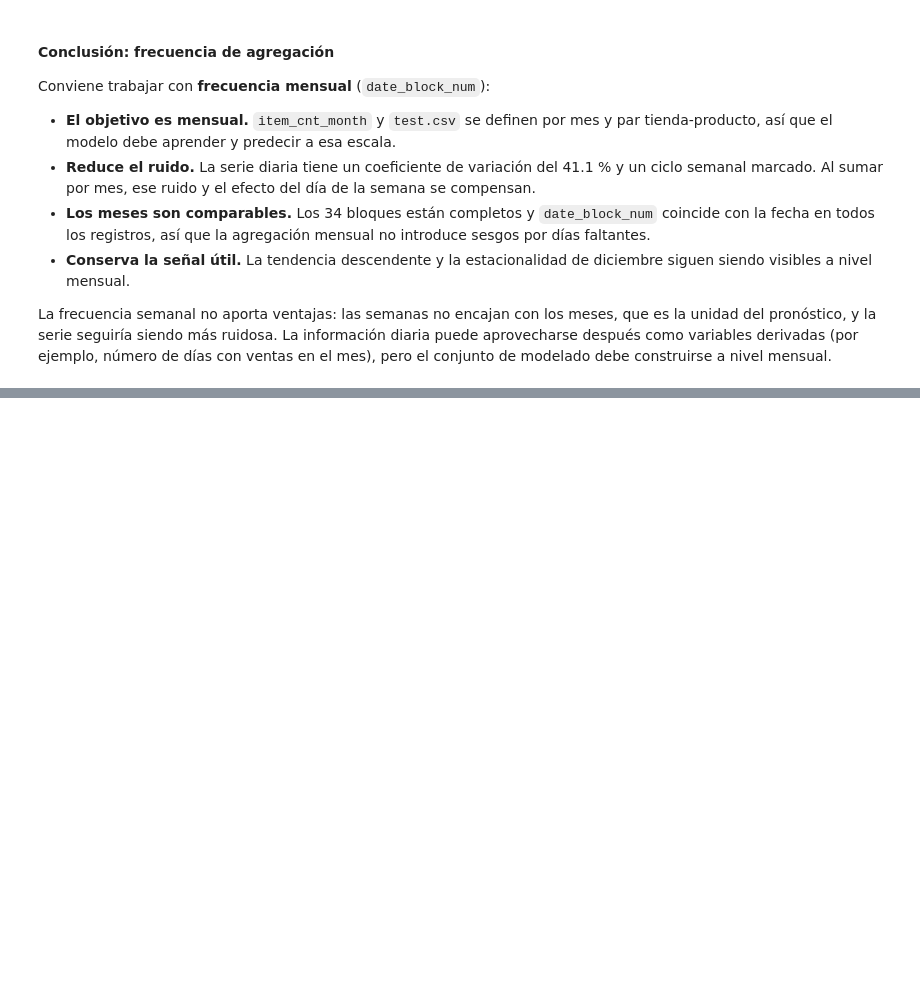
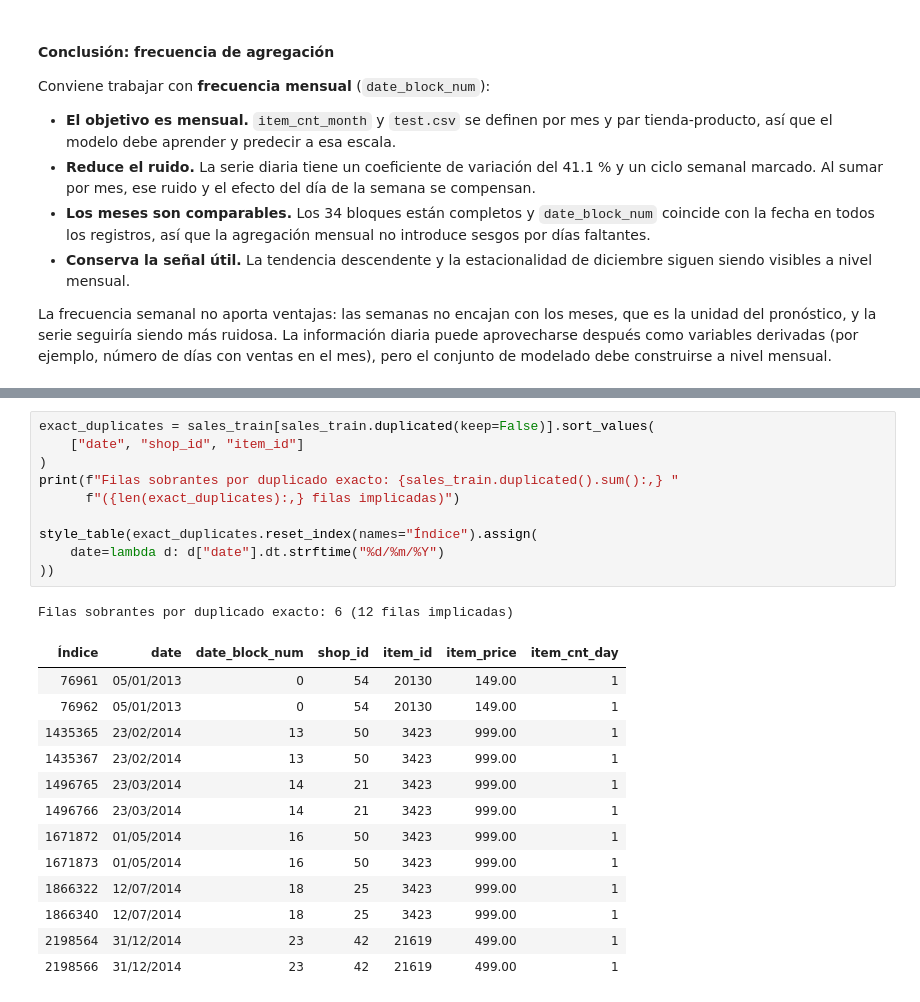
Before and after one commit to LuisCruz1996/predict_future_sales, a Jupyter notebook: notebooks/01_exploratory_data_analysis.ipynb, the cells around one changed output, grey strips where cells are left out. Drawn from its saved outputs; the diff is of its cells as text; blank space fills up the shorter version.

Commit message:
Sección 4: valores faltantes, inválidos y duplicados
Co-Authored-By: Claude Opus 5.5 <noreply@anthropic.com>

```diff
--- a/notebooks/01_exploratory_data_analysis.ipynb
+++ b/notebooks/01_exploratory_data_analysis.ipynb
@@ -635,0 +883,25 @@ construirse a nivel mensual.
+# %%
+exact_duplicates = sales_train[sales_train.duplicated(keep=False)].sort_values(
+    ["date", "shop_id", "item_id"]
+)
+print(f"Filas sobrantes por duplicado exacto: {sales_train.duplicated().sum():,} "
+      f"({len(exact_duplicates):,} filas implicadas)")
+
+style_table(exact_duplicates.reset_index(names="Índice").assign(
+    date=lambda d: d["date"].dt.strftime("%d/%m/%Y")
+))
+# %% [output]
+Filas sobrantes por duplicado exacto: 6 (12 filas implicadas)
+| Índice | date | date_block_num | shop_id | item_id | item_price | item_cnt_day |
+| 76961 | 05/01/2013 | 0 | 54 | 20130 | 149.00 | 1 |
+| 76962 | 05/01/2013 | 0 | 54 | 20130 | 149.00 | 1 |
+| 1435365 | 23/02/2014 | 13 | 50 | 3423 | 999.00 | 1 |
+| 1435367 | 23/02/2014 | 13 | 50 | 3423 | 999.00 | 1 |
+| 1496765 | 23/03/2014 | 14 | 21 | 3423 | 999.00 | 1 |
+| 1496766 | 23/03/2014 | 14 | 21 | 3423 | 999.00 | 1 |
+| 1671872 | 01/05/2014 | 16 | 50 | 3423 | 999.00 | 1 |
+| 1671873 | 01/05/2014 | 16 | 50 | 3423 | 999.00 | 1 |
+| 1866322 | 12/07/2014 | 18 | 25 | 3423 | 999.00 | 1 |
+| 1866340 | 12/07/2014 | 18 | 25 | 3423 | 999.00 | 1 |
+| 2198564 | 31/12/2014 | 23 | 42 | 21619 | 499.00 | 1 |
+| 2198566 | 31/12/2014 | 23 | 42 | 21619 | 499.00 | 1 |
```
Also changed, not shown: parts of 29 cells of this notebook, 2 other files.
